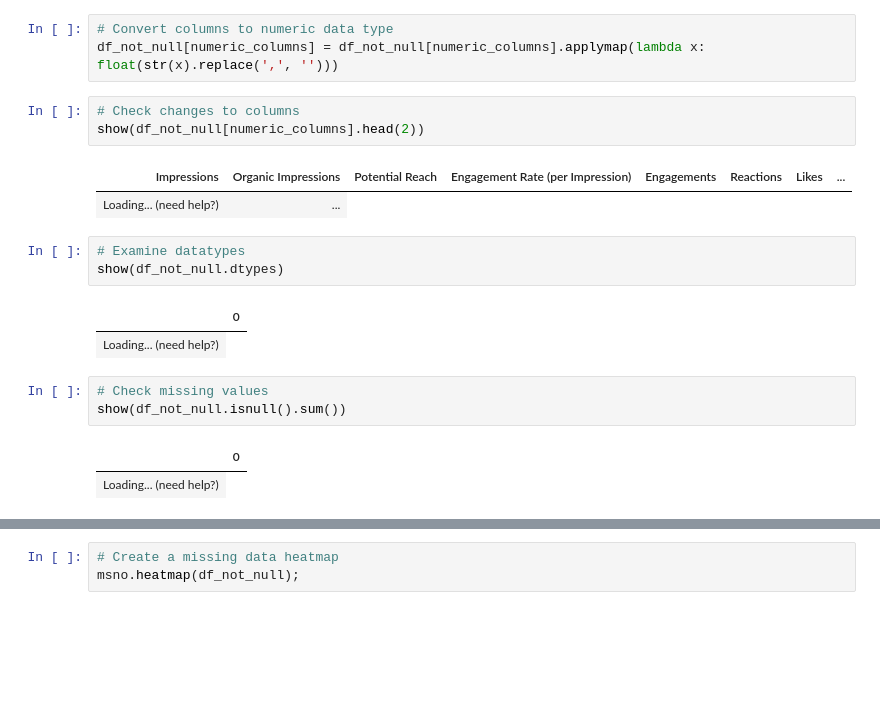
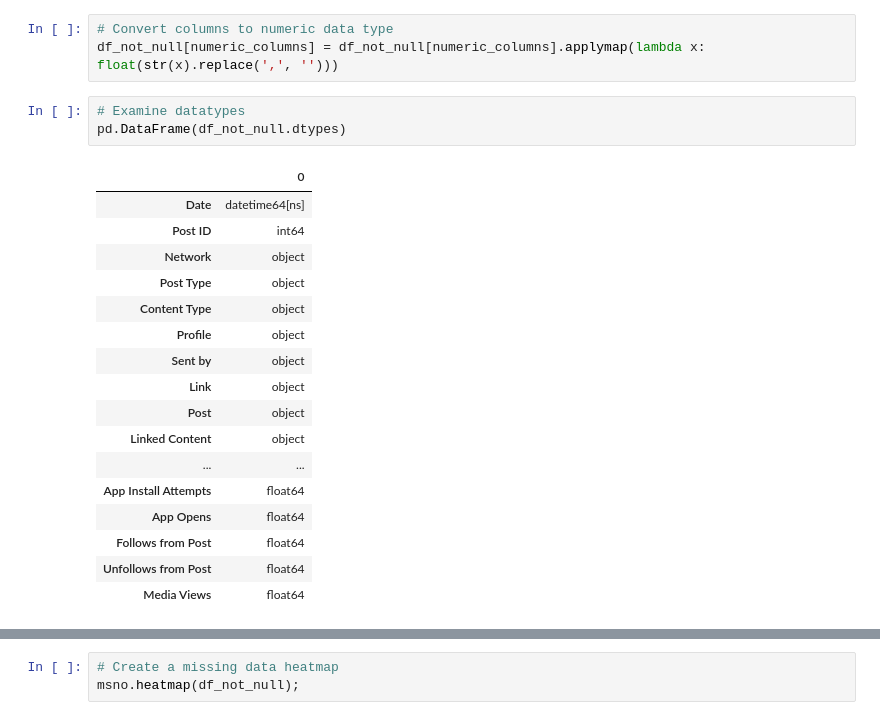
Before and after one commit to samaregbesola/Stanbic-IBTC, a Jupyter notebook: twitter_clean.ipynb, the cells around one changed output, grey strips where cells are left out. Cells and saved outputs as stored; diff of their text form; blank space fills up the shorter version.

```diff
--- a/twitter_clean.ipynb
+++ b/twitter_clean.ipynb
@@ -123,21 +170,24 @@ numeric_columns = ['Impressions', 'Organic Impressions', 'Potential Reach',
 # %%
 # Convert columns to numeric data type
 df_not_null[numeric_columns] = df_not_null[numeric_columns].applymap(lambda x: float(str(x).replace(',', '')))
-# %%
-# Check changes to columns
-show(df_not_null[numeric_columns].head(2))
-# %% [output]
-| Impressions | Organic Impressions | Potential Reach | Engagement Rate (per Impression) | Engagements | Reactions | Likes | ... |
-| Loading... (need help?) | ... |
 # %%
 # Examine datatypes
-show(df_not_null.dtypes)
+pd.DataFrame(df_not_null.dtypes)
 # %% [output]
 |  | 0 |
-| Loading... (need help?) |
+| Date | datetime64[ns] |
+| Post ID | int64 |
+| Network | object |
+| Post Type | object |
+| Content Type | object |
+| Profile | object |
+| Sent by | object |
+| Link | object |
+| Post | object |
+| Linked Content | object |
+| ... | ... |
+| App Install Attempts | float64 |
+| App Opens | float64 |
+| Follows from Post | float64 |
+| Unfollows from Post | float64 |
+| Media Views | float64 |
-# %%
-# Check missing values
-show(df_not_null.isnull().sum())
-# %% [output]
-|  | 0 |
-| Loading... (need help?) |
```
Also changed, not shown: parts of 45 cells of this notebook.
